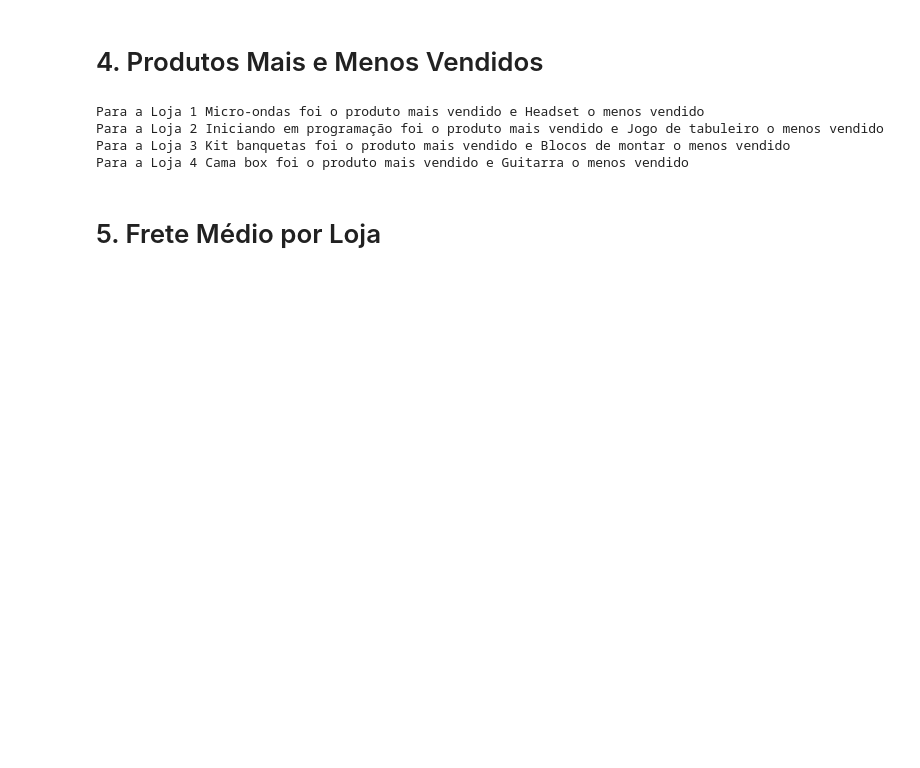
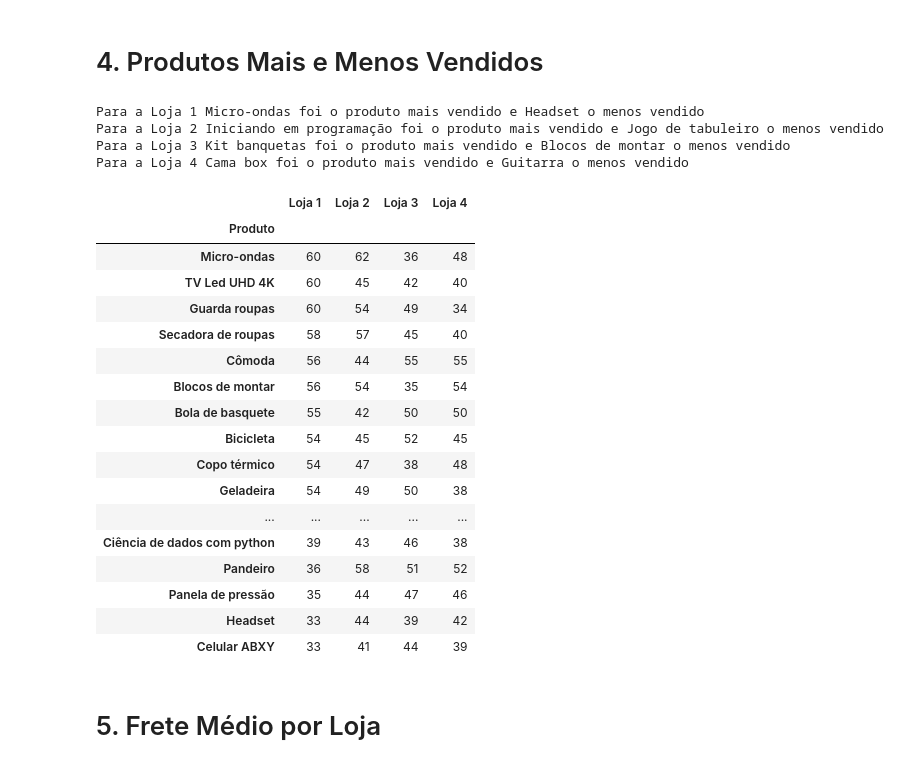
Before and after one commit to Viterb01/Challenge-Alura-Store-One, a Jupyter notebook: AluraStoreBrasil.ipynb, the cells around one changed output. Drawn from its saved outputs; the diff is of its cells as text; code cells hidden in the pictures; blank space fills up the shorter version.

Commit message:
Feito produtos mais e menos vendidos, criação do df para contagem dos produtos por loja e ciração da pasta assetes

```diff
--- a/AluraStoreBrasil.ipynb
+++ b/AluraStoreBrasil.ipynb
@@ -152,16 +152,44 @@ plt.show()
 # %% [markdown]
 # 4. Produtos Mais e Menos Vendidos
 # %%
+contagem_lojas=[]
+
 for loja,nome in zip(lojas,nome_lojas):
     lojaContagem=loja['Produto'].value_counts()
     topVendas=lojaContagem.idxmax()
     botVendas=lojaContagem.idxmin()
+
+    lojaContagem.name=nome
+    contagem_lojas.append(lojaContagem)
+
     print(f'Para a {nome} {topVendas} foi o produto mais vendido e {botVendas} o menos vendido')
 # %% [output]
 Para a Loja 1 Micro-ondas foi o produto mais vendido e Headset o menos vendido
 Para a Loja 2 Iniciando em programação foi o produto mais vendido e Jogo de tabuleiro o menos vendido
 Para a Loja 3 Kit banquetas foi o produto mais vendido e Blocos de montar o menos vendido
 Para a Loja 4 Cama box foi o produto mais vendido e Guitarra o menos vendido
+# %%
+dfContagemProdutos=pd.concat(contagem_lojas,axis=1)
+dfContagemProdutos
+# %% [output]
+|  | Loja 1 | Loja 2 | Loja 3 | Loja 4 |
+| Produto |  |  |  |  |
+| Micro-ondas | 60 | 62 | 36 | 48 |
+| TV Led UHD 4K | 60 | 45 | 42 | 40 |
+| Guarda roupas | 60 | 54 | 49 | 34 |
+| Secadora de roupas | 58 | 57 | 45 | 40 |
+| Cômoda | 56 | 44 | 55 | 55 |
+| Blocos de montar | 56 | 54 | 35 | 54 |
+| Bola de basquete | 55 | 42 | 50 | 50 |
+| Bicicleta | 54 | 45 | 52 | 45 |
+| Copo térmico | 54 | 47 | 38 | 48 |
+| Geladeira | 54 | 49 | 50 | 38 |
+| ... | ... | ... | ... | ... |
+| Ciência de dados com python | 39 | 43 | 46 | 38 |
+| Pandeiro | 36 | 58 | 51 | 52 |
+| Panela de pressão | 35 | 44 | 47 | 46 |
+| Headset | 33 | 44 | 39 | 42 |
+| Celular ABXY | 33 | 41 | 44 | 39 |
 # %% [markdown]
 # 5. Frete Médio por Loja
 # %%
```
Also changed, not shown: parts of 4 cells of this notebook, 6 other files.
